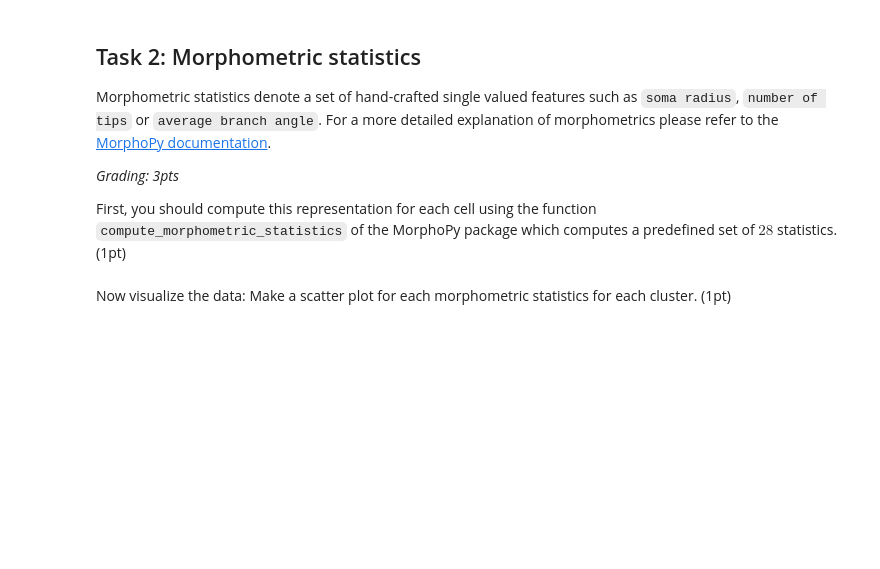
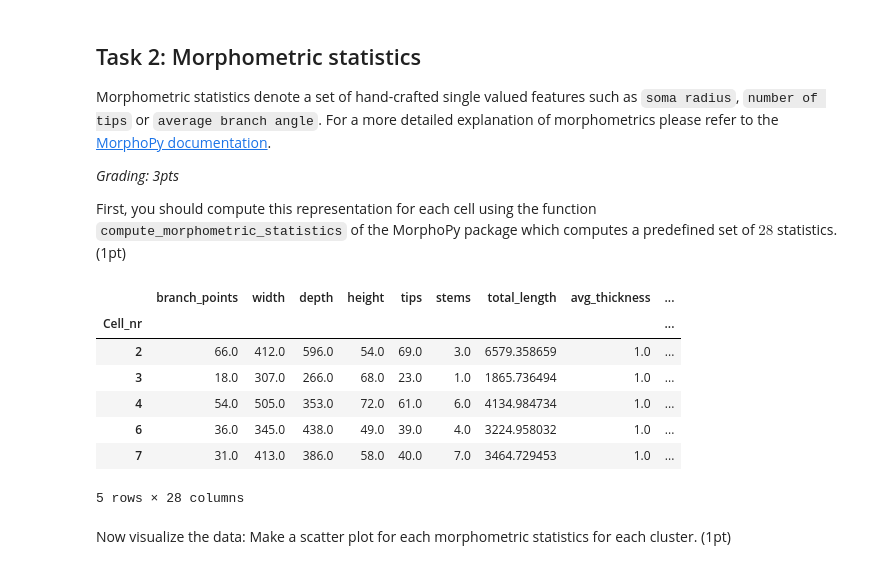
Before and after one commit to mdittschar/NDS, a Jupyter notebook: CodingLab10.ipynb, the cells around one changed output. Drawn from its saved outputs; the diff is of its cells as text; code cells hidden in the pictures; blank space fills up the shorter version.

```diff
--- a/CodingLab10.ipynb
+++ b/CodingLab10.ipynb
@@ -227,20 +210,32 @@ First, you should compute this representation for each cell using the function `
 # %%
 from morphopy.computation.feature_presentation import compute_morphometric_statistics
 
 # insert your code here
 
 # ---------------------------------------------------------------------
 # 1. extraction of morphometric statistics on entire data set (0.5 pts)
 # ---------------------------------------------------------------------
 
-ms_list =
-
+ms_list = []
+for n in neurons:
+    cms= compute_morphometric_statistics(n)
+    ms_list.append( cms)
 # -----------------------------------------------------------------------------------
 # 2. concatenate data into one pd.DataFrame and set the `Cell_nr`` as index (0.5 pts)
 # -----------------------------------------------------------------------------------
 
-morphometric_statistics =
+
+morphometric_statistics = pd.concat(ms_list).set_index(labels['Cell_nr'])
 morphometric_statistics.head()
+# %% [output]
+|  | branch_points | width | depth | height | tips | stems | total_length | avg_thickness | ... |
+| Cell_nr |  |  |  |  |  |  |  |  | ... |
+| 2 | 66.0 | 412.0 | 596.0 | 54.0 | 69.0 | 3.0 | 6579.358659 | 1.0 | ... |
+| 3 | 18.0 | 307.0 | 266.0 | 68.0 | 23.0 | 1.0 | 1865.736494 | 1.0 | ... |
+| 4 | 54.0 | 505.0 | 353.0 | 72.0 | 61.0 | 6.0 | 4134.984734 | 1.0 | ... |
+| 6 | 36.0 | 345.0 | 438.0 | 49.0 | 39.0 | 4.0 | 3224.958032 | 1.0 | ... |
+| 7 | 31.0 | 413.0 | 386.0 | 58.0 | 40.0 | 7.0 | 3464.729453 | 1.0 | ... |
+5 rows × 28 columns
 # %% [markdown]
 Now visualize the data: Make a scatter plot for each morphometric statistics for each cluster. (1pt)
 # %%
```
Also changed, not shown: parts of 18 cells of this notebook.
